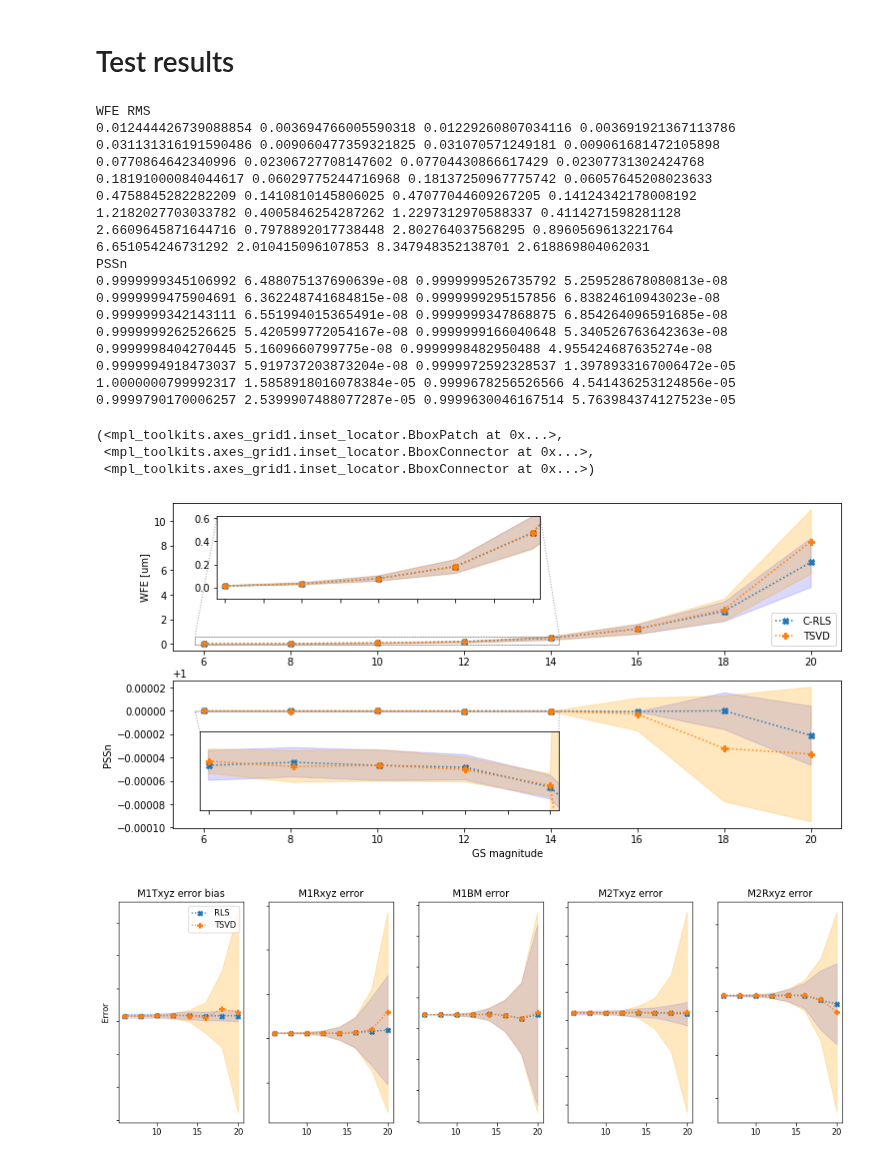
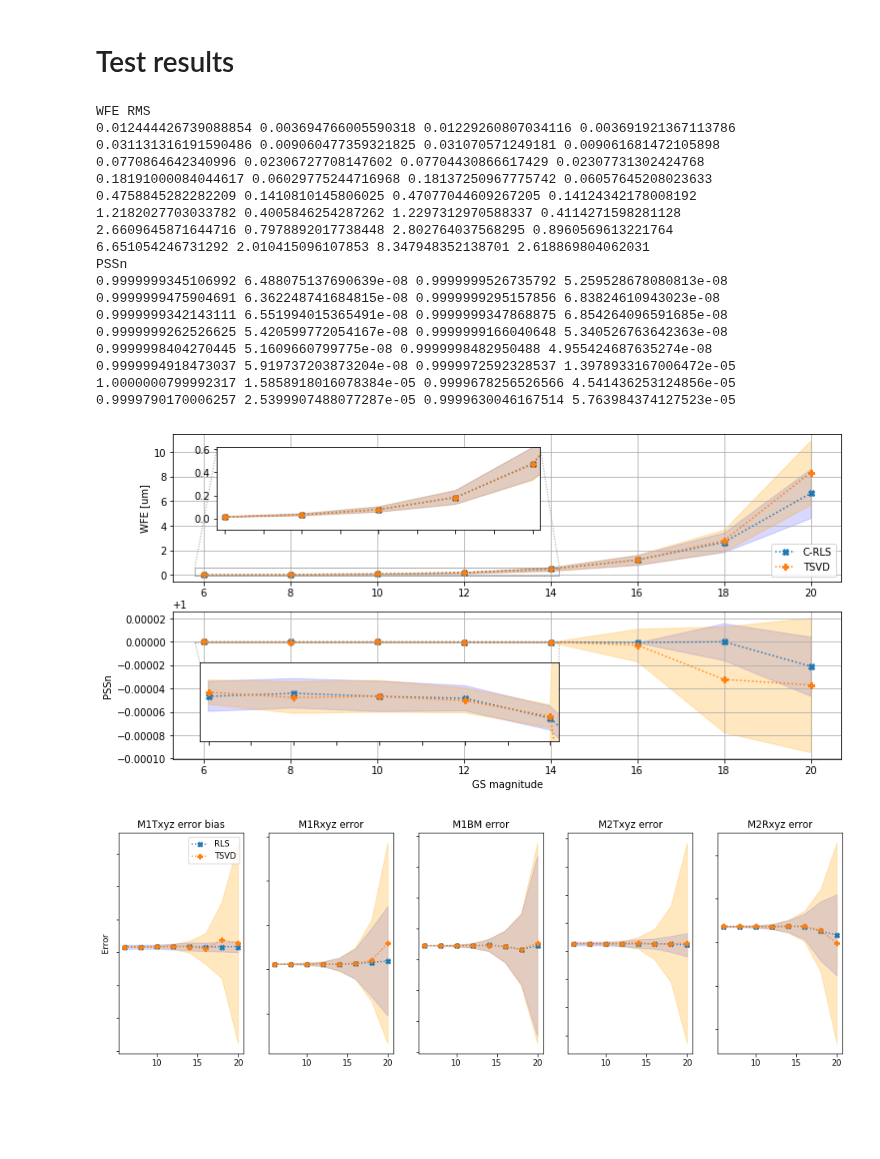
Before and after one commit to rconan/SIMCEO, a Jupyter notebook: summ_AcO_test_res.ipynb, the cells around one changed output. Drawn from its saved outputs; the diff is of its cells as text; code cells hidden in the pictures; blank space fills up the shorter version.

```diff
--- a/summ_AcO_test_res.ipynb
+++ b/summ_AcO_test_res.ipynb
@@ -138,6 +138,7 @@ ax1.fill_between(mag_values, wfe_mean0p1_-wfe_std0p1_, wfe_mean0p1_+wfe_std0p1_,
     alpha=0.25, edgecolor='orange', facecolor='orange')
 
 ax1.legend(loc='lower right')
+ax1.grid()
 
 axins = inset_axes(ax1, width=4.5, height=1.15, loc=2, bbox_to_anchor=(0.17,-0.14,1,1),
                    bbox_transform=ax1.figure.transFigure)
@@ -180,6 +181,7 @@ ax2.plot(mag_values,pssn_mean0p1_,'P:', color='tab:orange', label='TSVD')
 ax2.fill_between(mag_values, pssn_mean0p1_-pssn_std0p1_, pssn_mean0p1_+pssn_std0p1_,
     alpha=0.25, edgecolor='orange', facecolor='orange')
 
+ax2.grid()
 #ax2.legend()
 #ax2.tick_params(axis='y',)
 
@@ -201,38 +203,35 @@ y1 = min(np.hstack([pssn_mean0p1[:5]-pssn_std0p1[:5],pssn_mean0p1_[:5],]-pssn_st
 y2 = max(np.hstack([pssn_mean0p1[:5]+pssn_std0p1[:5],pssn_mean0p1_[:5],]+pssn_std0p1_[:5]))
 
 axins2.set_xlim(x1, x2) # apply the x-limits
 axins2.set_ylim(y1, y2) # apply the y-limits
 #ax2.indicate_inset_zoom(axins)
 # Fix the number of ticks on the inset axes
 plt.setp(axins2.get_xticklabels(), visible=False)
 plt.setp(axins2.get_yticklabels(), visible=False)
 axins2.set_yticks([])
 mark_inset(ax2, axins2, loc1=1, loc2=2, fc="none", ec="0.6", linestyle=":")
 
-#plt.savefig('wfe_pssn_GSmag.png', format='png', dpi=300, bbox_inches='tight')
+plt.savefig('wfe_pssn_GSmag-QPvsTSVD.png', format='png', dpi=300, bbox_inches='tight')
 # %% [output]
 WFE RMS
 0.012444426739088854 0.003694766005590318 0.01229260807034116 0.003691921367113786
 0.031131316191590486 0.009060477359321825 0.031070571249181 0.009061681472105898
 0.0770864642340996 0.02306727708147602 0.07704430866617429 0.02307731302424768
 0.18191000084044617 0.06029775244716968 0.18137250967775742 0.06057645208023633
 0.4758845282282209 0.1410810145806025 0.47077044609267205 0.14124342178008192
 1.2182027703033782 0.4005846254287262 1.2297312970588337 0.4114271598281128
 2.6609645871644716 0.7978892017738448 2.802764037568295 0.8960569613221764
 6.651054246731292 2.010415096107853 8.347948352138701 2.618869804062031
 PSSn
 0.9999999345106992 6.488075137690639e-08 0.9999999526735792 5.259528678080813e-08
 0.9999999475904691 6.362248741684815e-08 0.9999999295157856 6.83824610943023e-08
 0.9999999342143111 6.551994015365491e-08 0.9999999347868875 6.854264096591685e-08
 0.9999999262526625 5.420599772054167e-08 0.9999999166040648 5.340526763642363e-08
 0.9999998404270445 5.1609660799775e-08 0.9999998482950488 4.955424687635274e-08
 0.9999994918473037 5.919737203873204e-08 0.9999972592328537 1.3978933167006472e-05
 1.0000000799992317 1.5858918016078384e-05 0.9999678256526566 4.541436253124856e-05
 0.9999790170006257 2.5399907488077287e-05 0.9999630046167514 5.763984374127523e-05
-(<mpl_toolkits.axes_grid1.inset_locator.BboxPatch at 0x...>,
- <mpl_toolkits.axes_grid1.inset_locator.BboxConnector at 0x...>,
- <mpl_toolkits.axes_grid1.inset_locator.BboxConnector at 0x...>)
-[figure, old version]
+[figure, new version]
 # %%
 plt.figure(figsize=(16,5))
 ax1 = plt.subplot(151)
```
Also changed, not shown: parts of 4 cells of this notebook, 2 other files.
